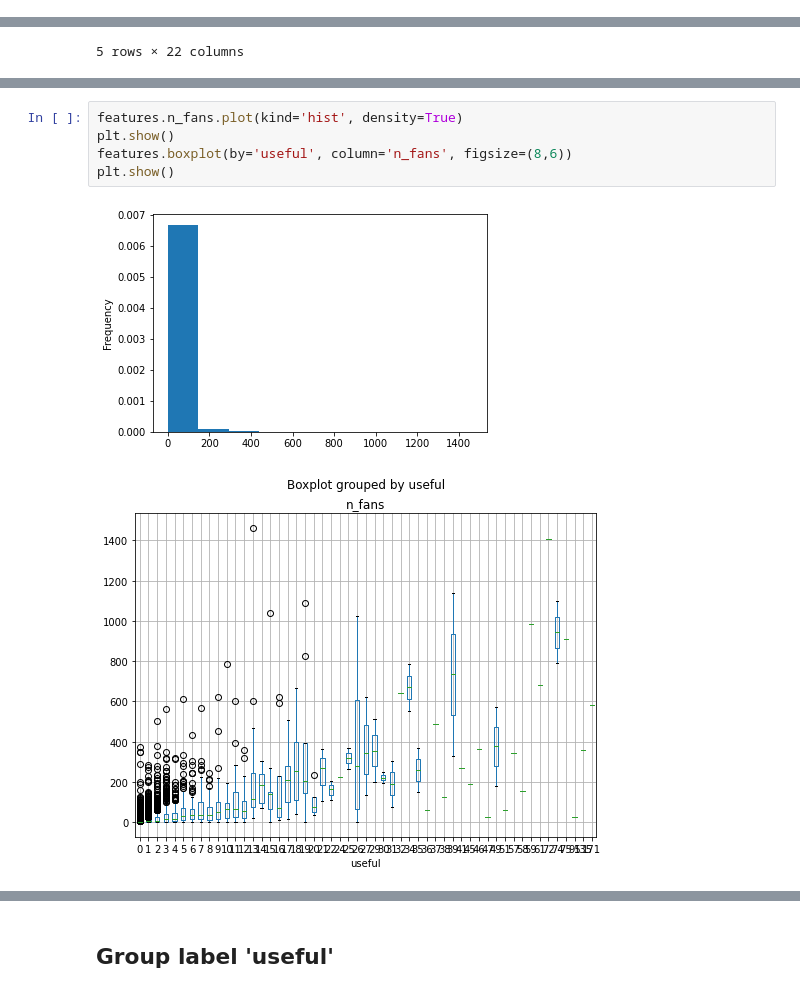
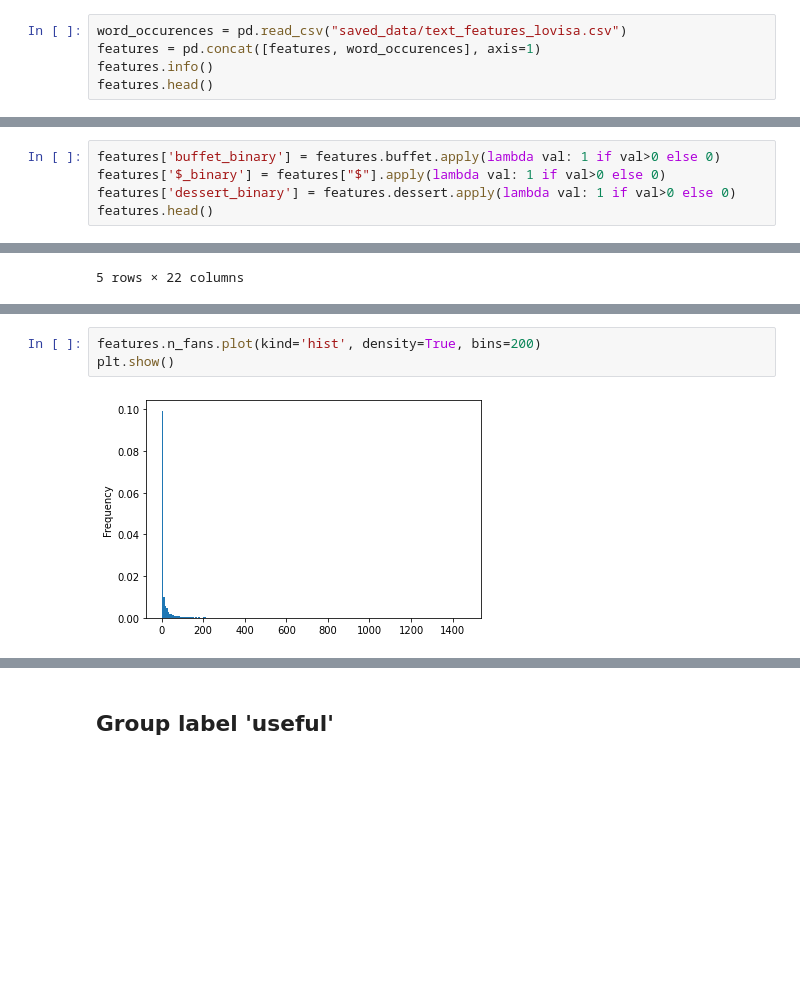
Before and after one commit to lovhag/yelp_causal_inference, a Jupyter notebook: extract_data_features.ipynb, the cells around one changed output, grey strips where cells are left out. Cells and saved outputs as stored; diff of their text form; blank space fills up the shorter version.

```diff
--- a/extract_data_features.ipynb
+++ b/extract_data_features.ipynb
@@ -153,0 +154,5 @@ plt.show()
+# %%
+word_occurences = pd.read_csv("saved_data/text_features_lovisa.csv")
+features = pd.concat([features, word_occurences], axis=1)
+features.info()
+features.head()
@@ -153,0 +179,5 @@ plt.show()
+# %%
+features['buffet_binary'] = features.buffet.apply(lambda val: 1 if val>0 else 0)
+features['$_binary'] = features["$"].apply(lambda val: 1 if val>0 else 0)
+features['dessert_binary'] = features.dessert.apply(lambda val: 1 if val>0 else 0)
+features.head()
@@ -308,11 +387,8 @@ features.head()
 # %%
-features.n_fans.plot(kind='hist', density=True)
+features.n_fans.plot(kind='hist', density=True, bins=200)
 plt.show()
-features.boxplot(by='useful', column='n_fans', figsize=(8,6))
-plt.show()
 # %% [output]
-[figure, old version]
+[figure, new version]
-[figure, removed]
 # %%
 features.n_reviews.plot(kind='hist', bins=100, density=True)
 plt.show()
```
Also changed, not shown: parts of 32 cells of this notebook, 2 other files.
